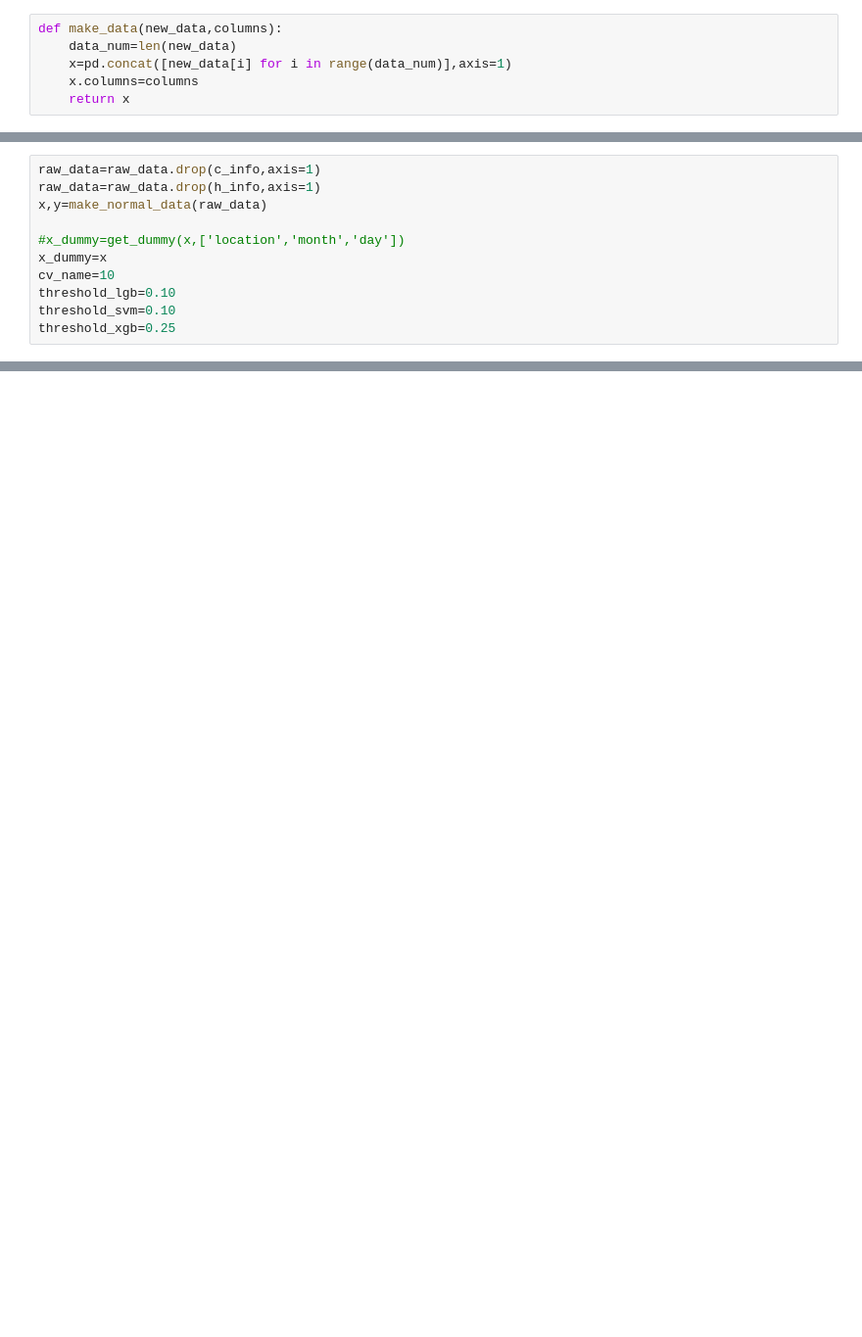
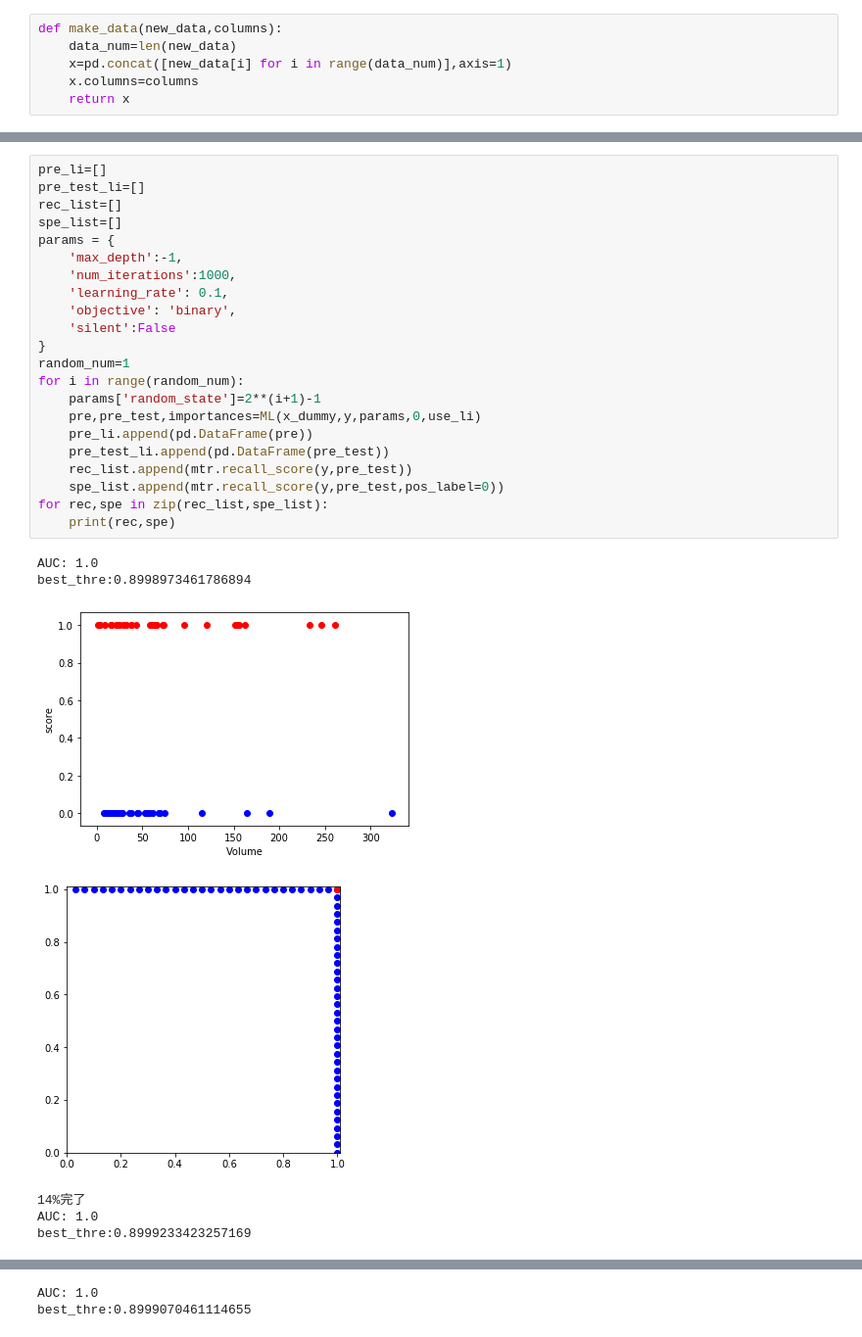
Before and after one commit to toshiyuki1998/stroke, a Jupyter notebook: model.ipynb, the cells around one changed output, grey strips where cells are left out. Shown: that part at 98% size. Saved outputs shown, nothing was run; the diff lists cells and outputs as text; blank space fills up the shorter version.

```diff
--- a/model.ipynb
+++ b/model.ipynb
@@ -462,11 +179,0 @@ len(b)
-# %%
-raw_data=raw_data.drop(c_info,axis=1)
-raw_data=raw_data.drop(h_info,axis=1)
-x,y=make_normal_data(raw_data)
-
-#x_dummy=get_dummy(x,['location','month','day'])
-x_dummy=x
-cv_name=10
-threshold_lgb=0.10
-threshold_svm=0.10
-threshold_xgb=0.25
@@ -472,0 +366,30 @@ threshold_xgb=0.25
+# %%
+pre_li=[]
+pre_test_li=[]
+rec_list=[]
+spe_list=[]
+params = {
+    'max_depth':-1,
+    'num_iterations':1000,
+    'learning_rate': 0.1,
+    'objective': 'binary',
+    'silent':False
+}
+random_num=1
+for i in range(random_num):
+    params['random_state']=2**(i+1)-1
+    pre,pre_test,importances=ML(x_dummy,y,params,0,use_li)
+    pre_li.append(pd.DataFrame(pre))
+    pre_test_li.append(pd.DataFrame(pre_test))
+    rec_list.append(mtr.recall_score(y,pre_test))
+    spe_list.append(mtr.recall_score(y,pre_test,pos_label=0))
+for rec,spe in zip(rec_list,spe_list):
+    print(rec,spe)
+# %% [output]
+AUC: 1.0
+best_thre:0.8998973461786894
+[figure, added]
+[figure, added]
+14%完了
+AUC: 1.0
+best_thre:0.8999233423257169
@@ -472,0 +403,2 @@ threshold_xgb=0.25
+AUC: 1.0
+best_thre:0.8999070461114655
```
Also changed, not shown: parts of 37 cells of this notebook.
